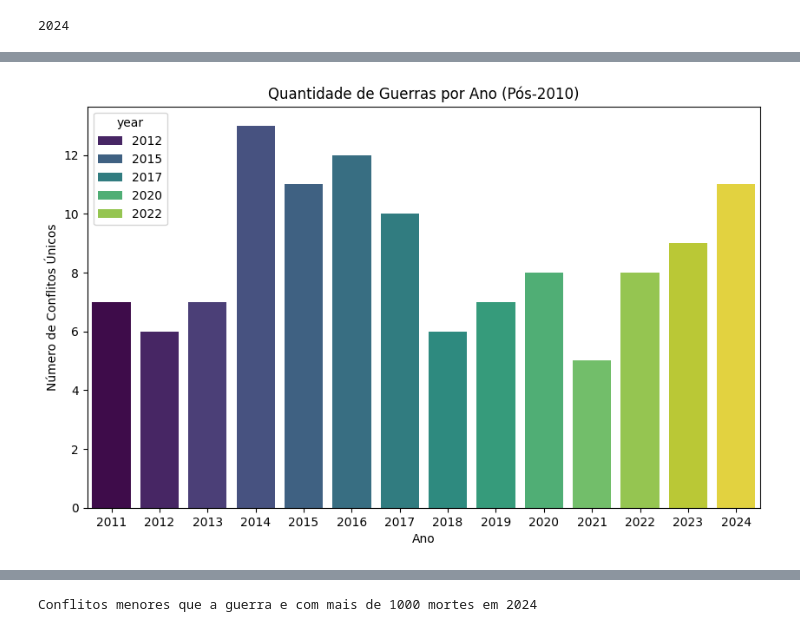
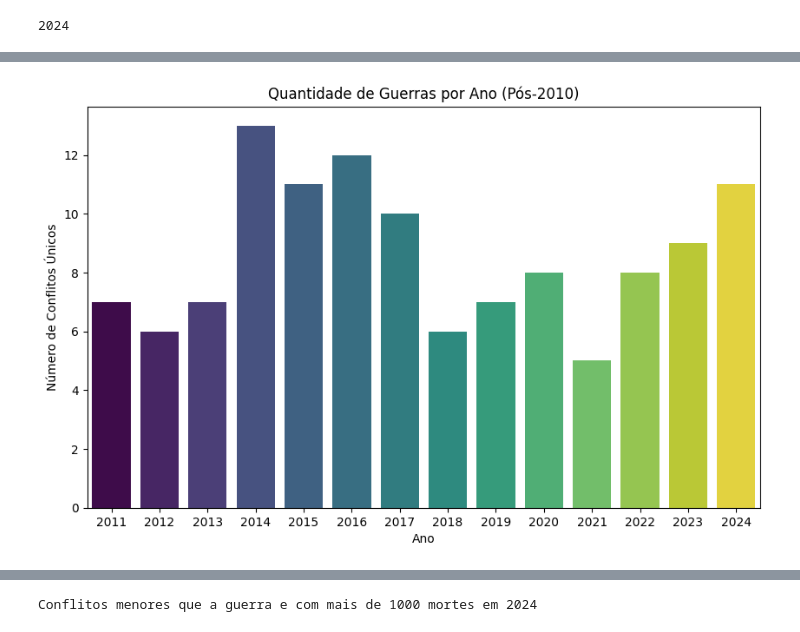
Before and after one commit to IuryFranca15/Conflitos_armados_database, a Jupyter notebook: conflitos.ipynb, the cells around one changed output, grey strips where cells are left out. Cells and saved outputs as stored; diff of their text form; code cells hidden in the pictures.

```diff
--- a/conflitos.ipynb
+++ b/conflitos.ipynb
@@ -67,11 +67,11 @@ print(ano)
 # %% [output]
 2024
 # %%
-#nos ultimos 15 anos, o mundo está mais pacifico?
+#quantos conflitos unicos por ano tivemos?
 guerras_recentes = df[(df['year'] > 2010) & (df['intensity_level'] == 'war')]
 print("guerras dos ultimos anos")
-tabela = guerras_recentes.groupby('year')['conflict_id'].nunique()
-tabela_df = tabela.reset_index()
-print(tabela_df)
+tabela_resumo = guerras_recentes.groupby('year')['conflict_id'].nunique().reset_index()
+tabela_resumo.columns = ['ano', 'qtd_conflitos']
+print(tabela_resumo)
 # %% [output]
 guerras dos ultimos anos
@@ -93,10 +93,11 @@ guerras dos ultimos anos
 # %%
 import matplotlib.pyplot as plt
+
 plt.figure(figsize=(10, 6))
-sns.barplot(data=tabela_df, x='year', y='conflict_id', palette='viridis', hue= 'year')
+sns.barplot(data=tabela_resumo, x='ano', y='qtd_conflitos', palette='viridis', hue='ano', legend=False)
 plt.title('Quantidade de Guerras por Ano (Pós-2010)')
 plt.xlabel('Ano')
 plt.ylabel('Número de Conflitos Únicos')
 plt.show()
 # %% [output]
-[figure, old version]
+[figure, new version]
```
Also changed, not shown: parts of 8 cells of this notebook.
